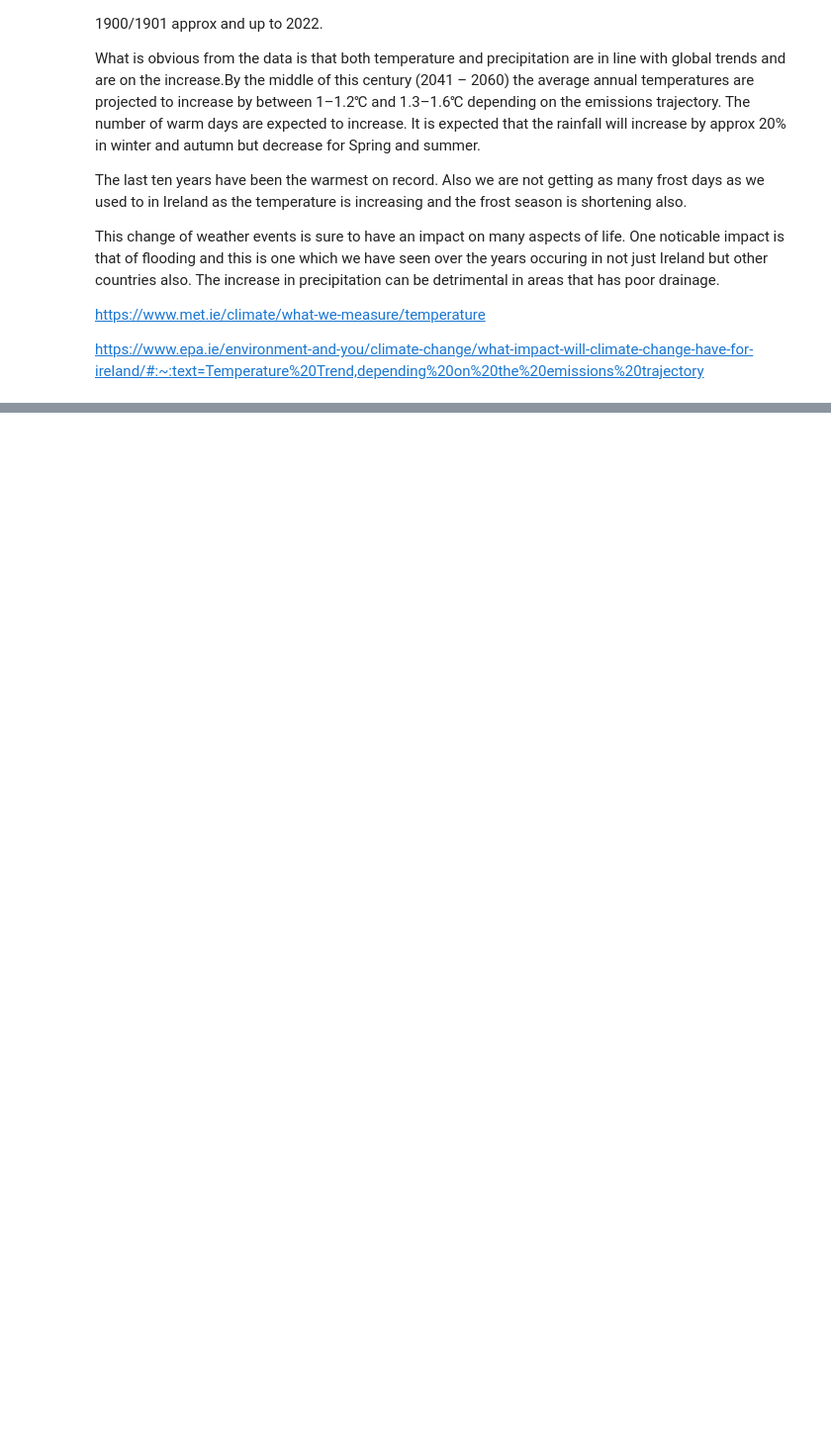
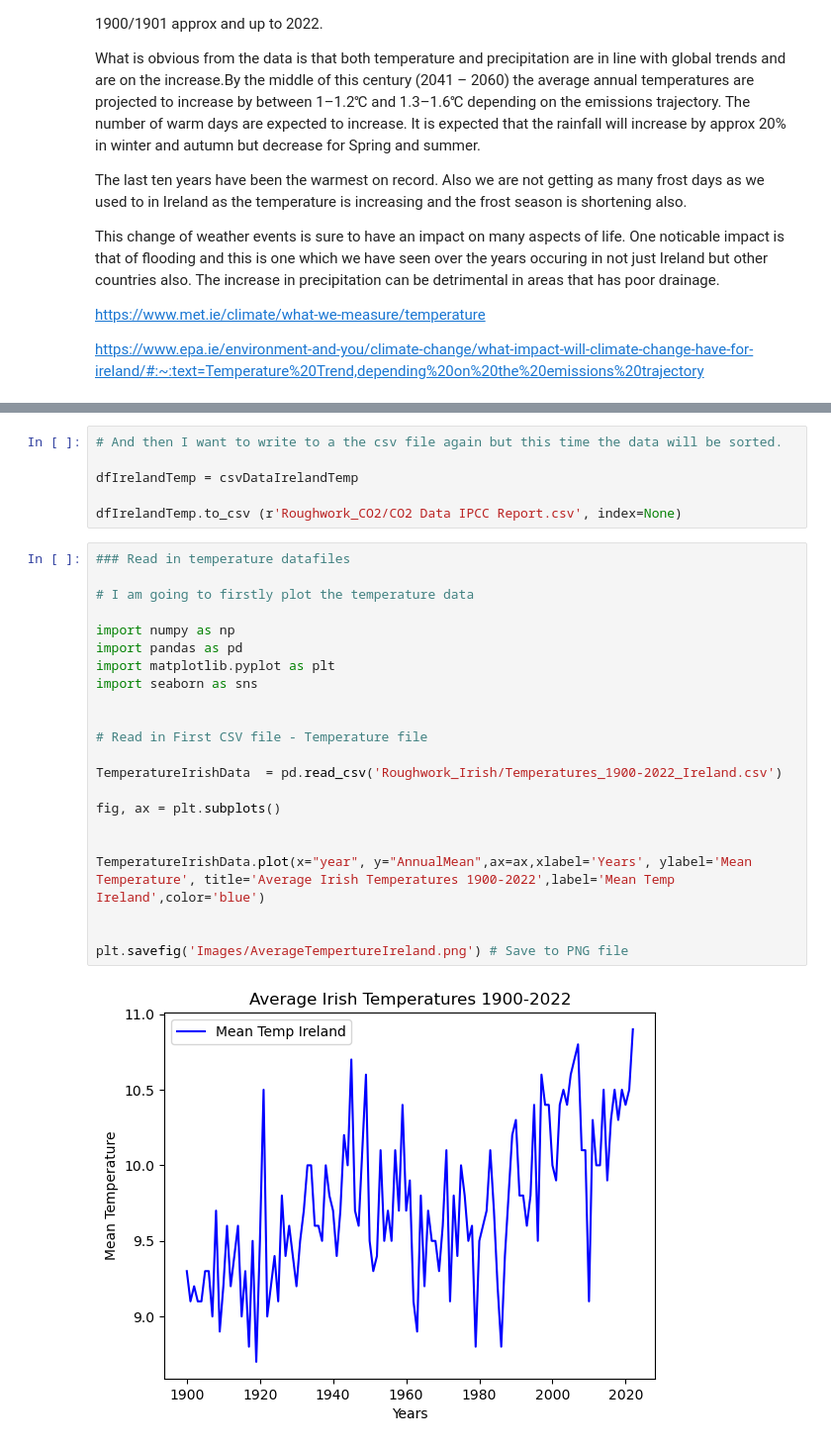
Before and after one commit to AudeAllen/PDA_Project2, a Jupyter notebook: PDA_Project2.ipynb, the cells around one changed output, grey strips where cells are left out. Shown at 99% size. Drawn from its saved outputs; the diff is of its cells as text; blank space fills up the shorter version.

Commit message:
Graph Irish Temperature and Precipitation

```diff
--- a/PDA_Project2.ipynb
+++ b/PDA_Project2.ipynb
@@ -1143,0 +1186,30 @@ I would expect both to be on the upwards trajectory and show an increase in gene
+# %%
+# And then I want to write to a the csv file again but this time the data will be sorted.
+
+dfIrelandTemp = csvDataIrelandTemp
+
+dfIrelandTemp.to_csv (r'Roughwork_CO2/CO2 Data IPCC Report.csv', index=None)
+# %%
+### Read in temperature datafiles
+
+# I am going to firstly plot the temperature data
+
+import numpy as np
+import pandas as pd
+import matplotlib.pyplot as plt
+import seaborn as sns
+
+
+# Read in First CSV file - Temperature file
+
+TemperatureIrishData  = pd.read_csv('Roughwork_Irish/Temperatures_1900-2022_Ireland.csv')
+
+fig, ax = plt.subplots()
+
+
+TemperatureIrishData.plot(x="year", y="AnnualMean",ax=ax,xlabel='Years', ylabel='Mean Temperature', title='Average Irish Temperatures 1900-2022',label='Mean Temp Ireland',color='blue')
+
+
+plt.savefig('Images/AverageTempertureIreland.png') # Save to PNG file
+# %% [output]
+[figure, added]
```
Also changed, not shown: parts of 5 cells of this notebook, 4 other files.
